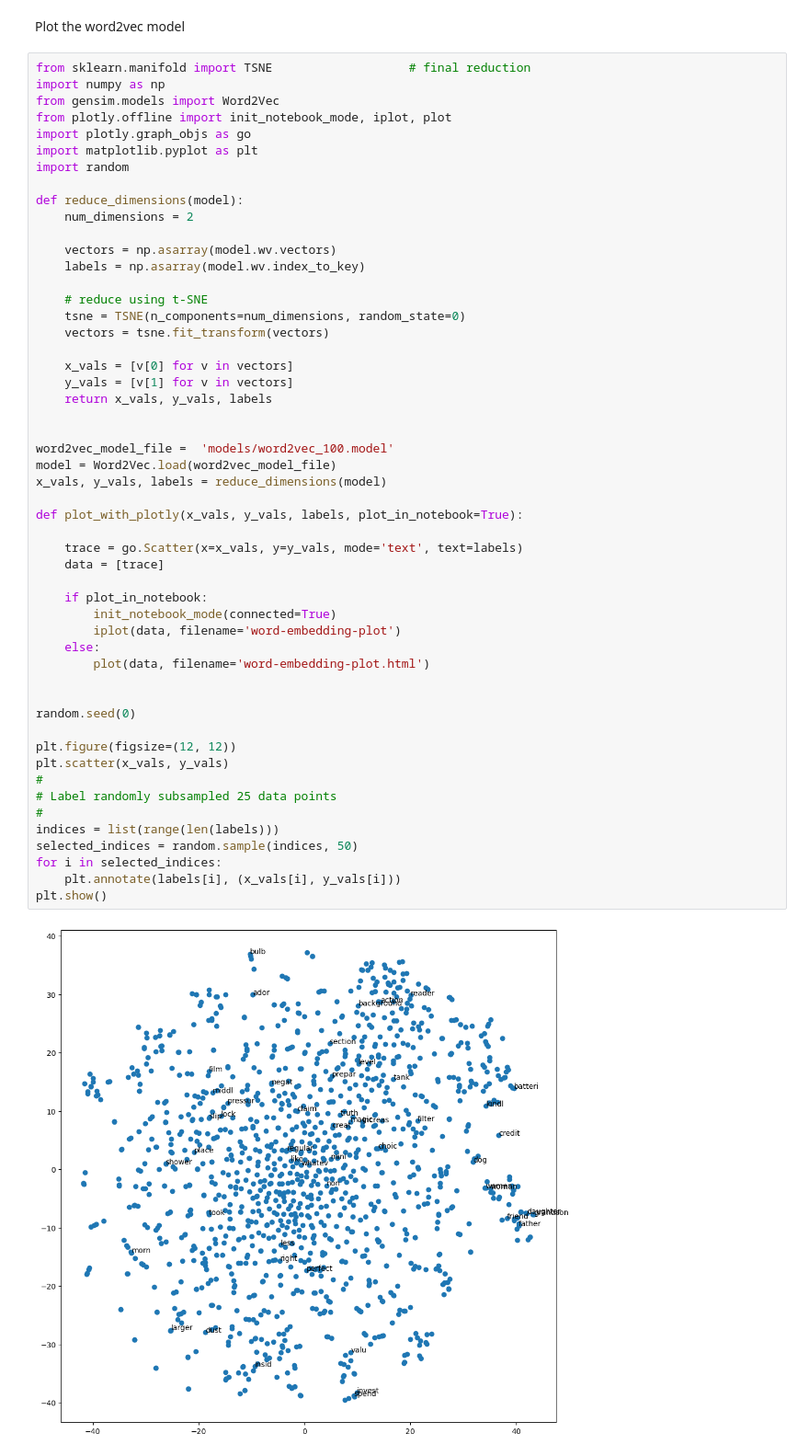
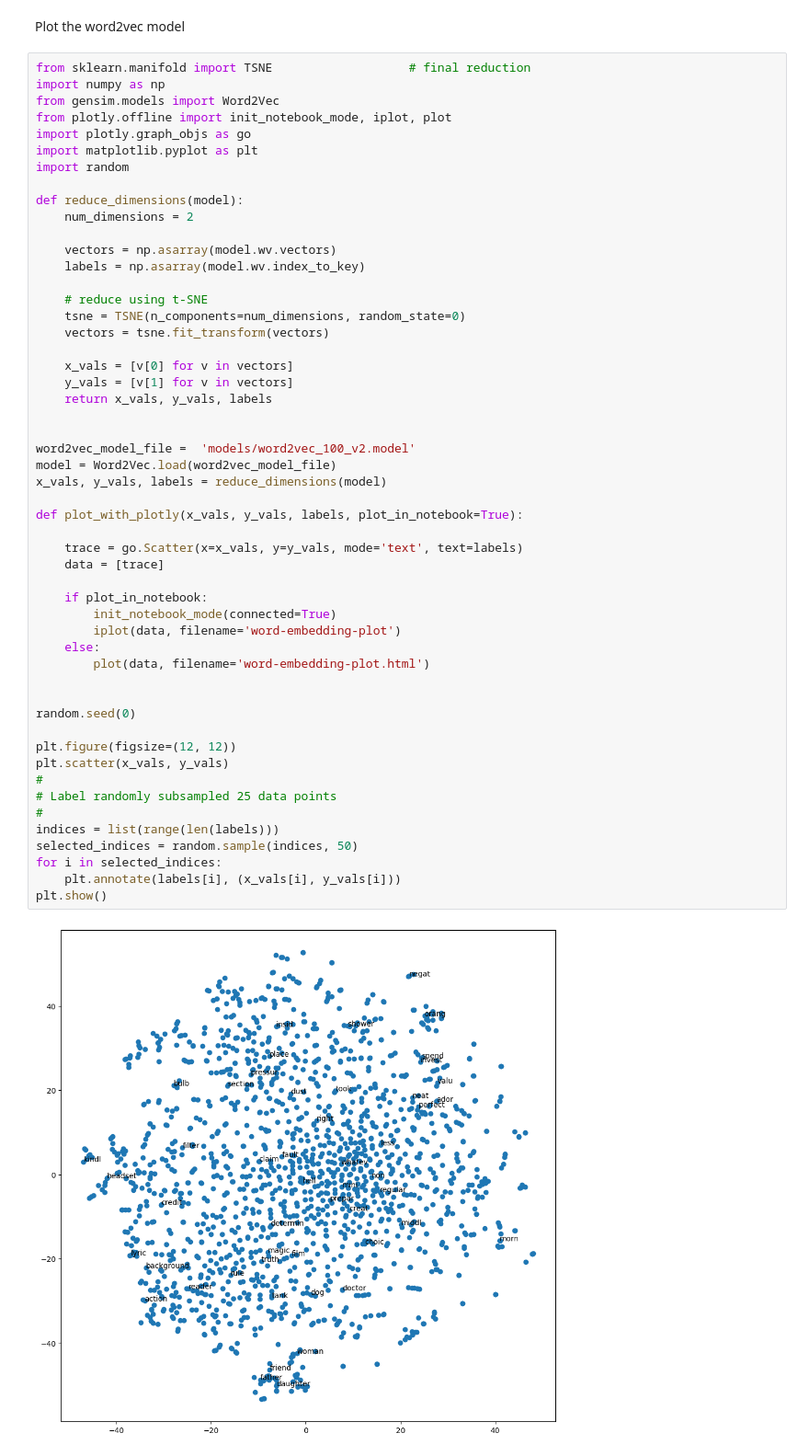
Before and after one commit to Gianma23/amazon_fake_reviews_detection, a Jupyter notebook: preprocess.ipynb, the cells around one changed output. Shown at 92% size. Saved outputs shown, nothing was run; the diff lists cells and outputs as text.

```diff
--- a/preprocess.ipynb
+++ b/preprocess.ipynb
@@ -191,33 +207,33 @@ def reduce_dimensions(model):
     return x_vals, y_vals, labels
 
 
-word2vec_model_file =  'models/word2vec_100.model'
+word2vec_model_file =  'models/word2vec_100_v2.model'
 model = Word2Vec.load(word2vec_model_file)
 x_vals, y_vals, labels = reduce_dimensions(model)
 
 def plot_with_plotly(x_vals, y_vals, labels, plot_in_notebook=True):
 
     trace = go.Scatter(x=x_vals, y=y_vals, mode='text', text=labels)
     data = [trace]
 
     if plot_in_notebook:
         init_notebook_mode(connected=True)
         iplot(data, filename='word-embedding-plot')
     else:
         plot(data, filename='word-embedding-plot.html')
 
 
 random.seed(0)
 
 plt.figure(figsize=(12, 12))
 plt.scatter(x_vals, y_vals)
 #
 # Label randomly subsampled 25 data points
 #
 indices = list(range(len(labels)))
 selected_indices = random.sample(indices, 50)
 for i in selected_indices:
     plt.annotate(labels[i], (x_vals[i], y_vals[i]))
 plt.show()
 # %% [output]
-[figure, old version]
+[figure, new version]
```
Also changed, not shown: parts of 1 cell of this notebook, 6 other files.
